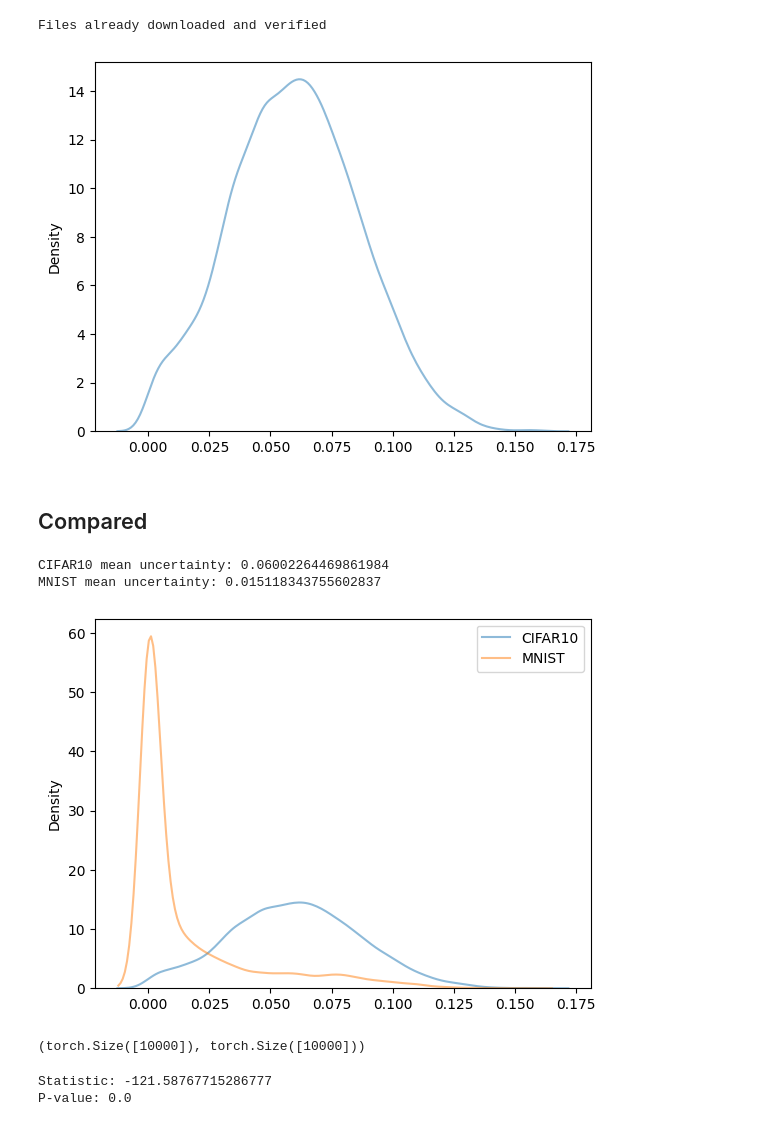
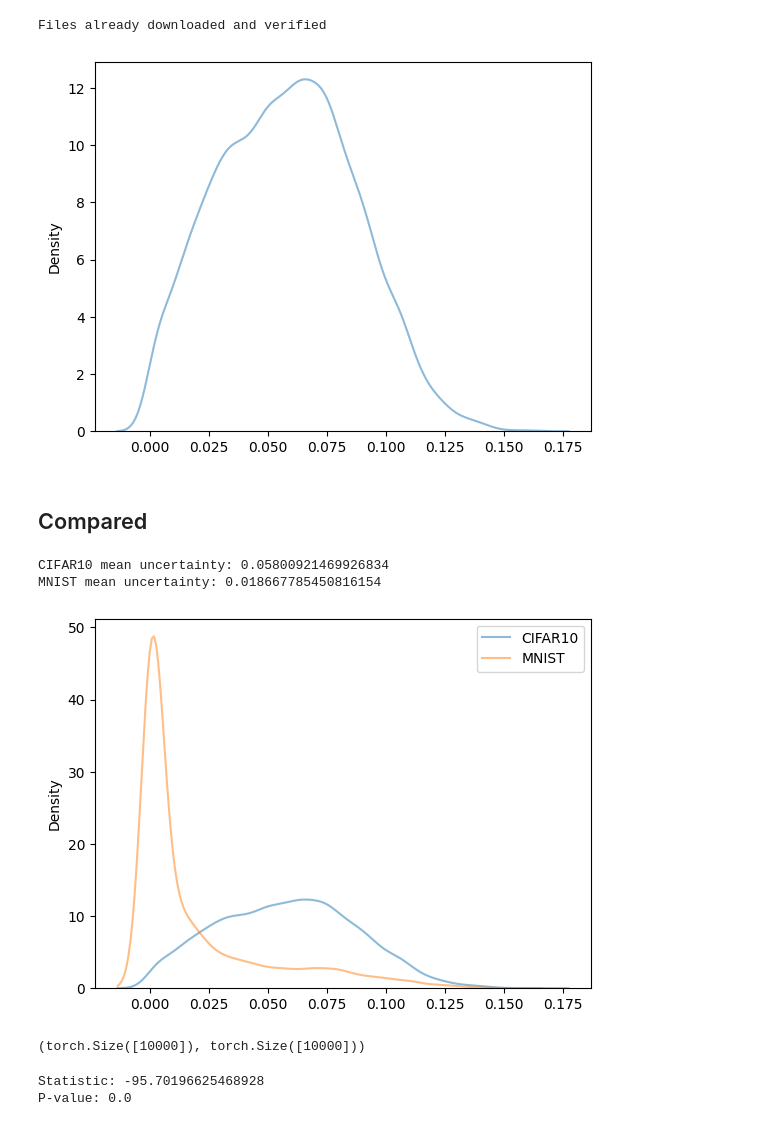
Before and after one commit to JuliusKoerner/OOD, a Jupyter notebook: monte_carlo_baysian.ipynb, the cells around one changed output. Drawn from its saved outputs; the diff is of its cells as text; code cells hidden in the pictures.

```diff
--- a/monte_carlo_baysian.ipynb
+++ b/monte_carlo_baysian.ipynb
@@ -12,7 +13,7 @@ import pandas as pd
 import numpy as np
 # %%
 model = Conv_Net_Dropout()
-model.load_state_dict(torch.load('/home/julius/OOD/models/model1_drop.pth'))
+model.load_state_dict(torch.load('/home/julius/OOD/models/model2_drop.pth'))
 model.to('cuda')
 model.train()
 # %% [output]
@@ -36,7 +37,7 @@ Conv_Net_Dropout(
 # %% [markdown]
 ## MNIST
 # %%
-mnist = Datasets.load('MNIST')(train=False)
+mnist = load('MNIST')(train=False)
 mnist_loader = DataLoader(mnist, batch_size=1, shuffle=True)
 d = {}
 for i in range(10):
@@ -68,7 +69,7 @@ sns.kdeplot(data=mnist_df,x = 'Uncertainty', hue='Class', fill=True, common_norm
 # %% [markdown]
 ## CIFAR10
 # %%
-cifar10 = Datasets.load('CIFAR10')(train=False)
+cifar10 = load('CIFAR10')(train=False)
 cifar10_uncertainty = []
 with torch.no_grad():
     for x,y in tqdm(cifar10):
@@ -79,39 +80,36 @@ with torch.no_grad():
 # %% [output]
 Files already downloaded and verified
 # %%
-cifar10_uncertainty = torch.tensor(cifar10_uncertainty)
+cifar10_uncertainty = torch.tensor(cifar10_uncertainty).clone().detach()
 sns.kdeplot(cifar10_uncertainty,  alpha=0.5, label='CIFAR10')
 plt.show()
 # %% [output]
-[figure, old version]
+[figure, new version]
 # %% [markdown]
 ## Compared
 # %%
 print('CIFAR10 mean uncertainty:', cifar10_uncertainty.mean().item())
 print('MNIST mean uncertainty:', mnist_uncertainty.mean().item())
 # %% [output]
-CIFAR10 mean uncertainty: 0.06002264469861984
-MNIST mean uncertainty: 0.015118343755602837
+CIFAR10 mean uncertainty: 0.05800921469926834
+MNIST mean uncertainty: 0.018667785450816154
 # %%
 sns.kdeplot(cifar10_uncertainty,alpha=0.5, label='CIFAR10')
 sns.kdeplot(mnist_uncertainty,alpha=0.5, label='MNIST')
 plt.legend()
 plt.show()
 # %% [output]
-[figure, old version]
+[figure, new version]
 # %%
 mnist_uncertainty.shape, cifar10_uncertainty.shape
 # %% [output]
 (torch.Size([10000]), torch.Size([10000]))
 # %%
-from scipy.stats import ks_2samp
-from scipy.stats import ttest_ind
-
 # statistical test for comparing the two distributions
 statistic, p_value = ttest_ind(mnist_uncertainty, cifar10_uncertainty)
 
 print("Statistic:", statistic)
 print("P-value:", p_value)
 # %% [output]
-Statistic: -121.58767715286777
+Statistic: -95.70196625468928
 P-value: 0.0
```
Also changed, not shown: parts of 12 cells of this notebook, 4 other files.
